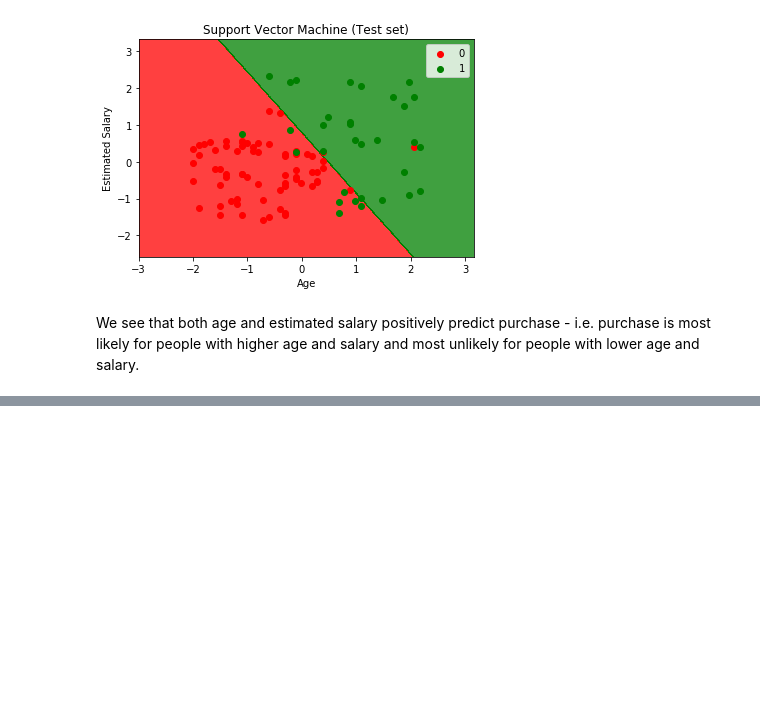
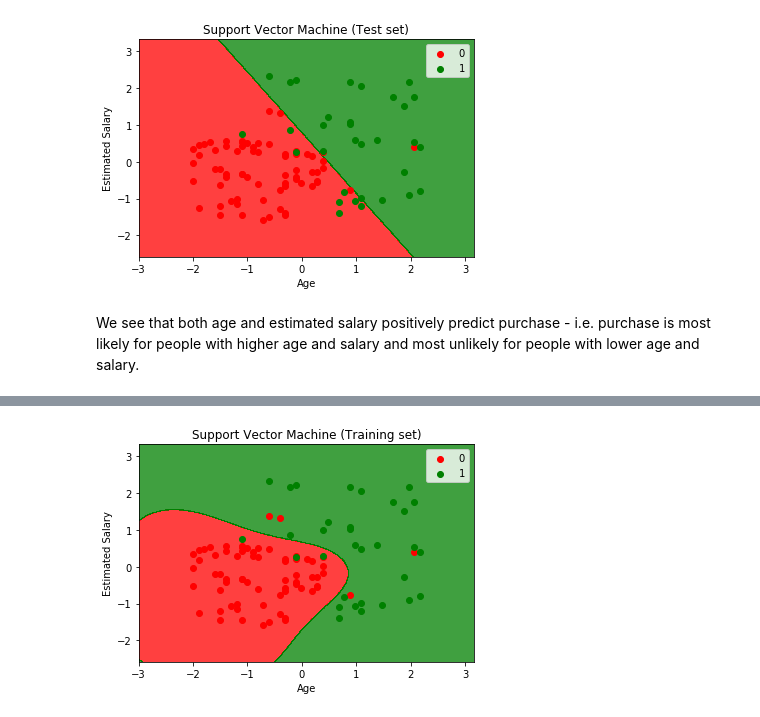
Before and after one commit to KarimaCha/nf_support_vector_machines, a Jupyter notebook: Support_Vector_Machines_Codealong_Karima.ipynb, the cells around one changed output, grey strips where cells are left out. Cells and saved outputs as stored; diff of their text form; code cells hidden in the pictures; blank space fills up the shorter version.

```diff
--- a/Support_Vector_Machines_Codealong_Karima.ipynb
+++ b/Support_Vector_Machines_Codealong_Karima.ipynb
@@ -214,0 +287,19 @@ We see that both age and estimated salary positively predict purchase - i.e. pur
+# %%
+# on top of that, we then plot the true values (red=0, green=1) for all age/salary pairs in the dataset
+#  - first iteration of loop (i=0, j=0):  add points where y=0 (in red)
+#  - second iteration of loop (i=1, j=1): add points where y=1 (in green)
+
+plt.contourf(X1, X2, classifier.predict(np.array([X1.ravel(), X2.ravel()]).T).reshape(X1.shape),
+             alpha = 0.75, cmap = ListedColormap(('red', 'green')));
+for i, j in enumerate(np.unique(y_set)):
+    plt.scatter(X_set[y_set == j, 0], X_set[y_set == j, 1],    #  Age, Salary for all points where y==j
+                c = np.array(ListedColormap(('red', 'green'))(i)).reshape(1,4), label = j) # color/label points
+                #c = ListedColormap(('red', 'green'))(i), label = j)  # throws a warning if entered like this
+
+plt.title('Support Vector Machine (Training set)')
+plt.xlabel('Age')
+plt.ylabel('Estimated Salary')
+plt.legend()
+plt.show();
+# %% [output]
+[figure, added]
```
Also changed, not shown: parts of 11 cells of this notebook, 3 other files.
